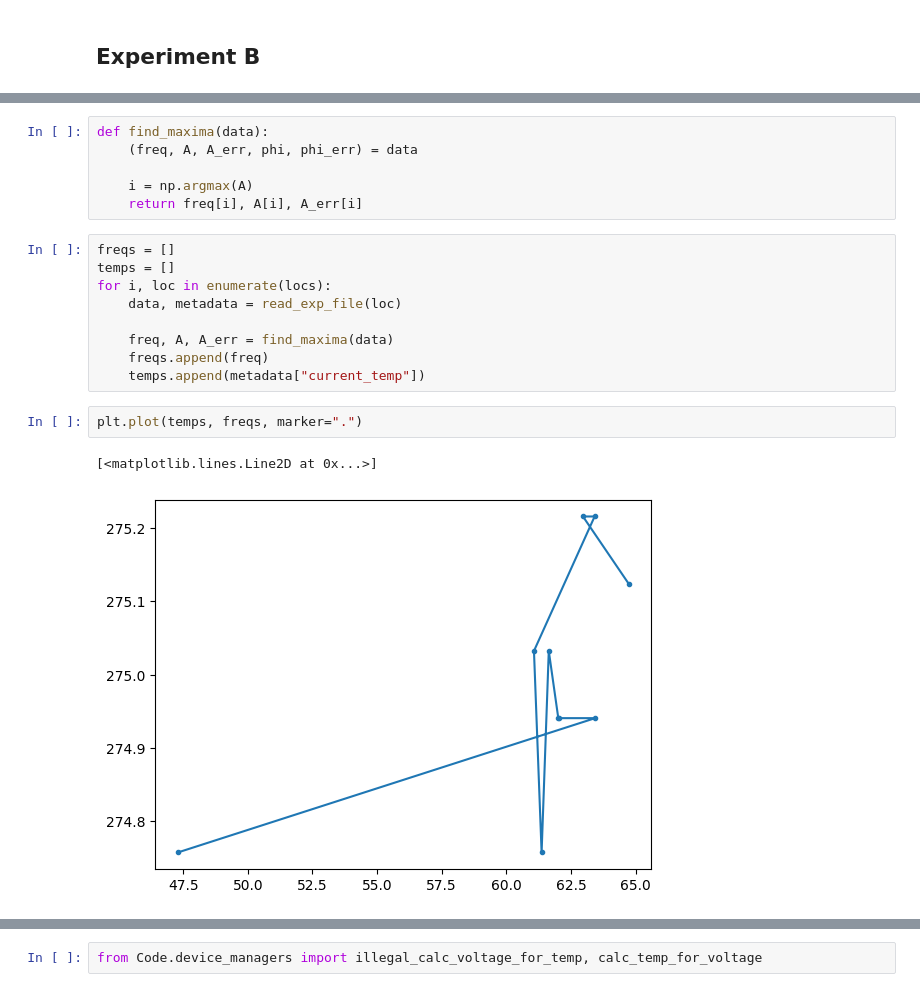
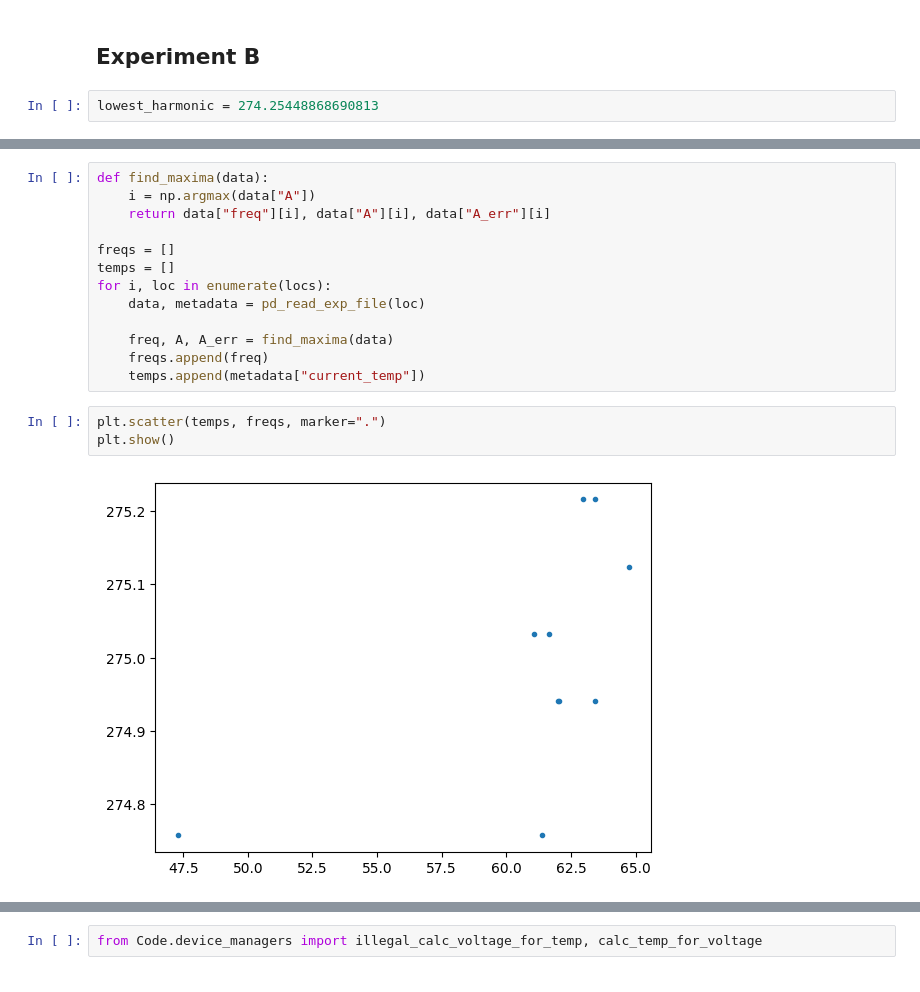
Before and after one commit to Just-Neptun/FP, a Jupyter notebook: F75 Computers and Data/Data_Analysis/analysis_B.ipynb, the cells around one changed output, grey strips where cells are left out. Saved outputs shown, nothing was run; the diff lists cells and outputs as text.

Commit message:
do plotting and fits in part b

```diff
--- a/F75 Computers and Data/Data_Analysis/analysis_B.ipynb
+++ b/F75 Computers and Data/Data_Analysis/analysis_B.ipynb
@@ -11,5 +14,7 @@ from scipy.optimize import curve_fit
 # %% [markdown]
 ## **Experiment B**
+# %%
+lowest_harmonic = 274.25448868690813
 # %%
 locs = [
     "temp0_data_0708_212553.txt",
@@ -52,23 +91,21 @@ for i, loc in enumerate(locs):
 # %%
 def find_maxima(data):
-    (freq, A, A_err, phi, phi_err) = data
+    i = np.argmax(data["A"])
+    return data["freq"][i], data["A"][i], data["A_err"][i]
 
-    i = np.argmax(A)
-    return freq[i], A[i], A_err[i]
+freqs = []
+temps = []
+for i, loc in enumerate(locs):
+    data, metadata = pd_read_exp_file(loc)
+
+    freq, A, A_err = find_maxima(data)
+    freqs.append(freq)
+    temps.append(metadata["current_temp"])
-# %%
-freqs = []
-temps = []
-for i, loc in enumerate(locs):
-    data, metadata = read_exp_file(loc)
-
-    freq, A, A_err = find_maxima(data)
-    freqs.append(freq)
-    temps.append(metadata["current_temp"])
 # %%
-plt.plot(temps, freqs, marker=".")
+plt.scatter(temps, freqs, marker=".")
+plt.show()
 # %% [output]
-[<matplotlib.lines.Line2D at 0x...>]
-[figure, old version]
+[figure, new version]
 # %%
 current_temps = []
 target_voltage = []
```
Also changed, not shown: parts of 5 cells of this notebook, 1 other file.
